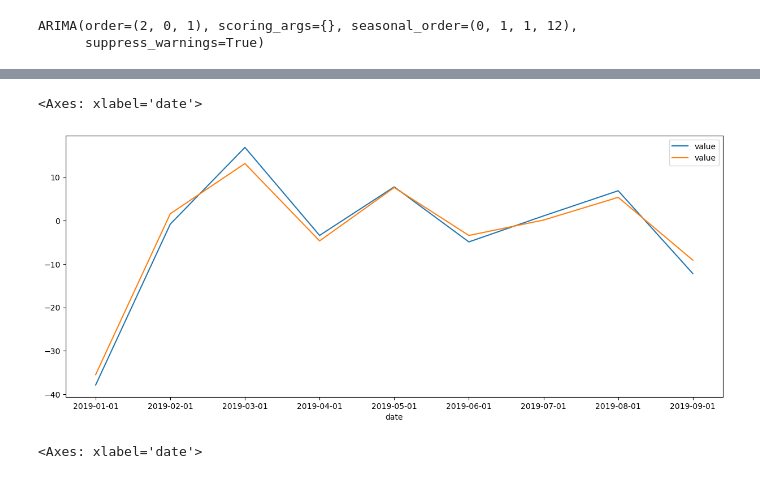
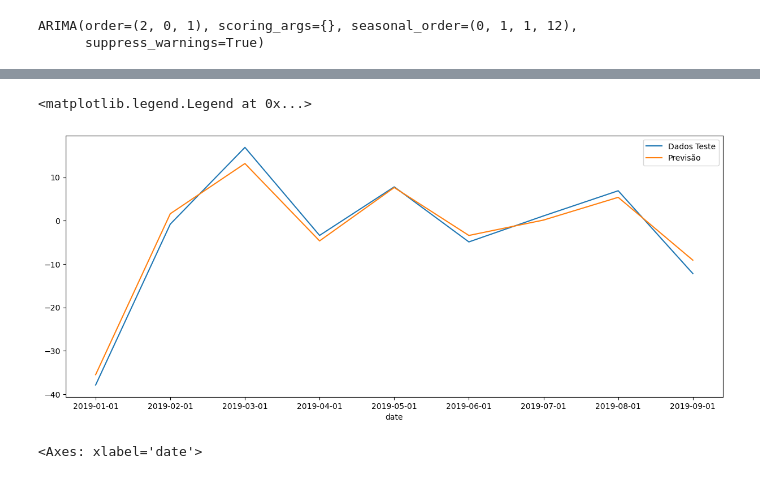
Before and after one commit to VictorChavesz/SerieTemporal, a Jupyter notebook: SerieTemporal.ipynb, the cells around one changed output, grey strips where cells are left out. Cells and saved outputs as stored; diff of their text form; code cells hidden in the pictures.

```diff
--- a/SerieTemporal.ipynb
+++ b/SerieTemporal.ipynb
@@ -124,9 +101,9 @@ pl.plot(test)
 # %%
 #visualização em conjunto das previsões com o teste
-pd.concat([test,future_forecast], axis = 1).plot()
+pd.concat([test,future_forecast], axis = 1).plot().legend(["Dados Teste", "Previsão"])
 # %% [output]
-<Axes: xlabel='date'>
+<matplotlib.legend.Legend at 0x...>
-[figure, old version]
+[figure, new version]
 # %%
 #vizualização do teste com o todo
 pd.concat([data,future_forecast], axis = 1).plot()
```
Also changed, not shown: parts of 4 cells of this notebook.
